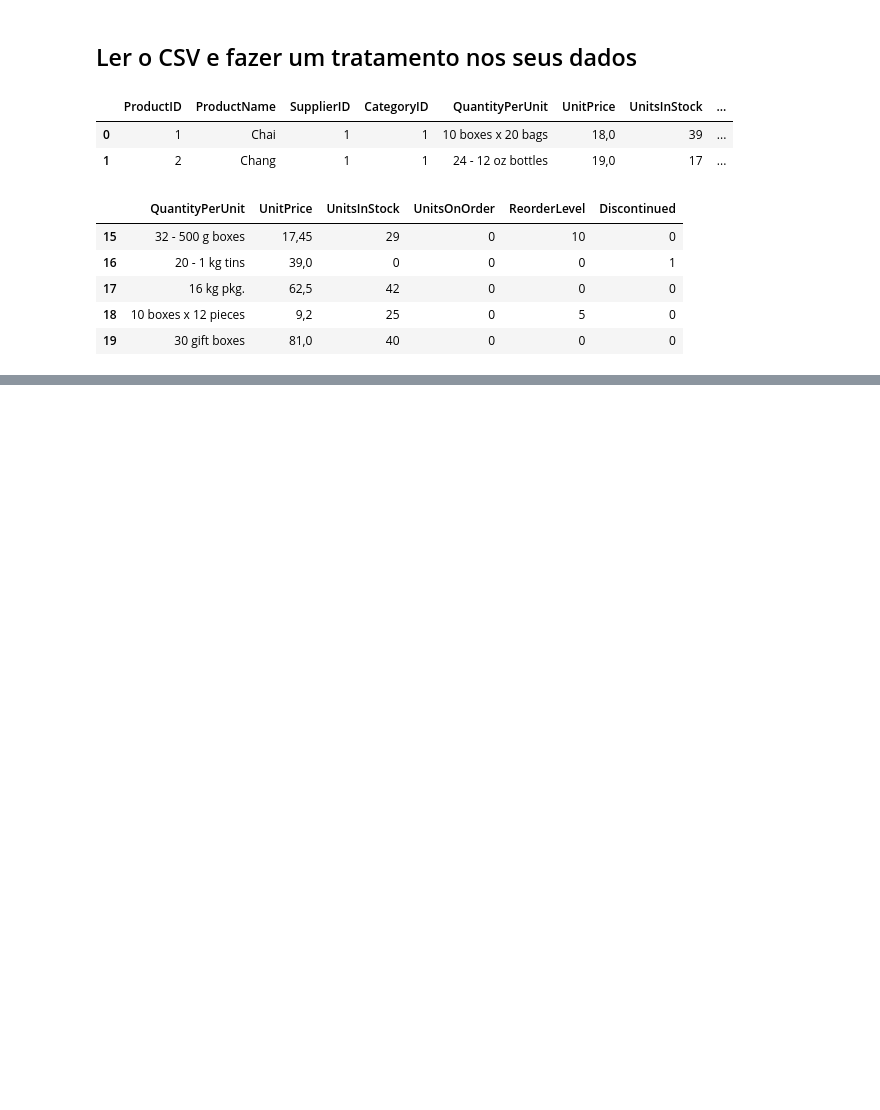
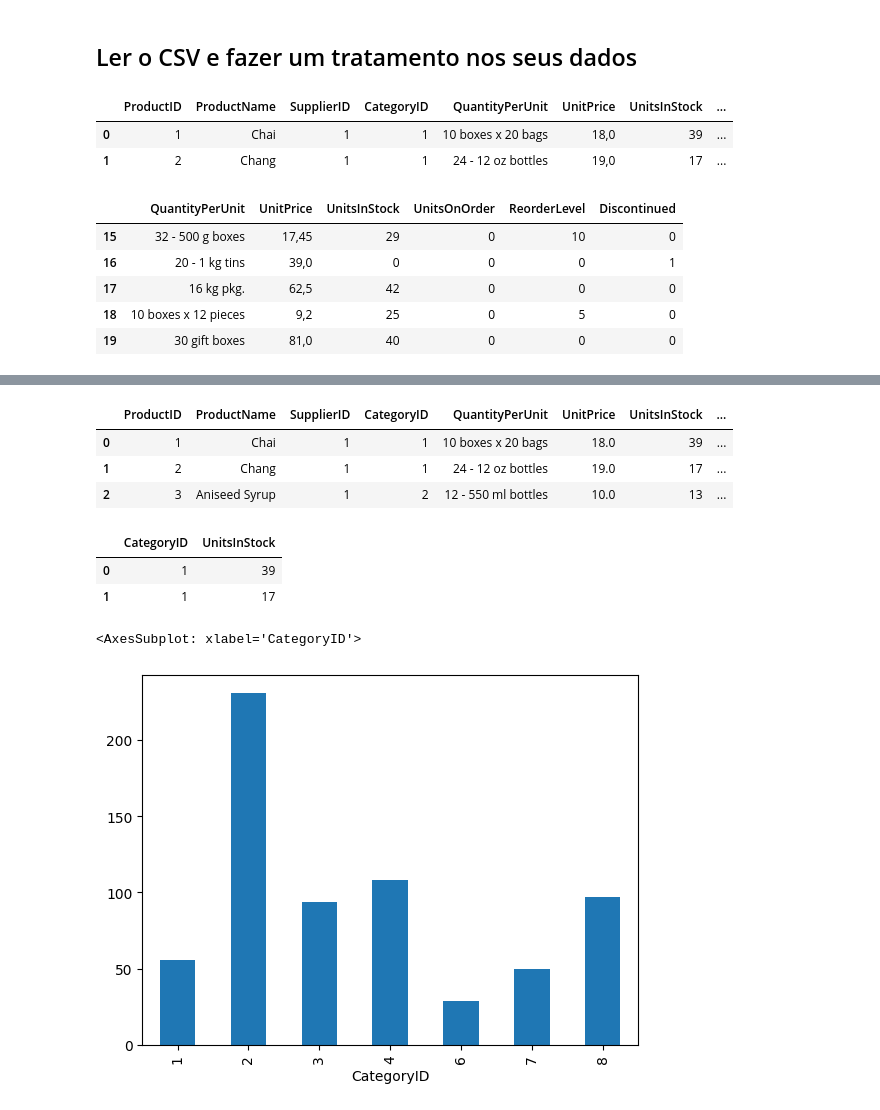
Before and after one commit to ElBulidur/t14241, a Jupyter notebook: aula_03/__main__.ipynb, the cells around one changed output, grey strips where cells are left out. Saved outputs shown, nothing was run; the diff lists cells and outputs as text; code cells hidden in the pictures; blank space fills up the shorter version.

```diff
--- a/aula_03/__main__.ipynb
+++ b/aula_03/__main__.ipynb
@@ -52,0 +160,4 @@ df.iloc[:,::]
+# %%
+df.UnitPrice.head() # 1.2
+df.UnitPrice = df.UnitPrice.str.replace(',','.')
+df.UnitPrice.head(1)
@@ -52,0 +167,5 @@ df.iloc[:,::]
+# %%
+# converte para float
+#df.UnitPrice = df.UnitPrice.astype('float')
+df.UnitPrice = pd.to_numeric(df.UnitPrice)
+df.UnitPrice.head(1)
@@ -52,0 +200,4 @@ df.iloc[:,::]
+# %%
+df.Discontinued.head(1)
+df.Discontinued = pd.Categorical(df.Discontinued)
+df.Discontinued.head(1)
@@ -52,0 +215,34 @@ df.iloc[:,::]
+# %%
+df.head(3)
+# %% [output]
+|  | ProductID | ProductName | SupplierID | CategoryID | QuantityPerUnit | UnitPrice | UnitsInStock | ... |
+| 0 | 1 | Chai | 1 | 1 | 10 boxes x 20 bags | 18.0 | 39 | ... |
+| 1 | 2 | Chang | 1 | 1 | 24 - 12 oz bottles | 19.0 | 17 | ... |
+| 2 | 3 | Aniseed Syrup | 1 | 2 | 12 - 550 ml bottles | 10.0 | 13 | ... |
+# %%
+# 1. verifica quantos produtos tem por categorias.
+
+df_subset = df[['CategoryID', 'UnitsInStock']]
+df_subset.head(2)
+# %% [output]
+|  | CategoryID | UnitsInStock |
+| 0 | 1 | 39 |
+| 1 | 1 | 17 |
+# %%
+#groupby
+# grupo_categoria = df.groupby(['CategoryID', 'ProductName']) # agrupando por duas variaveis
+grupo_categoria = df.groupby('CategoryID')
+
+grupo_categoria # mostra a posicao na memoria
+type(grupo_categoria) # tipo DataFrameGroupBy
+
+grupo_por_cat = grupo_categoria['UnitsInStock']
+type(grupo_por_cat) #tipo SeriesGroupBy
+
+# Quantidade de produtos no estoque por categoria
+analise = grupo_por_cat.sum()
+
+analise.plot.bar()
+# %% [output]
+<AxesSubplot: xlabel='CategoryID'>
+[figure, added]
```
Also changed, not shown: parts of 24 cells of this notebook, 1 other file.
